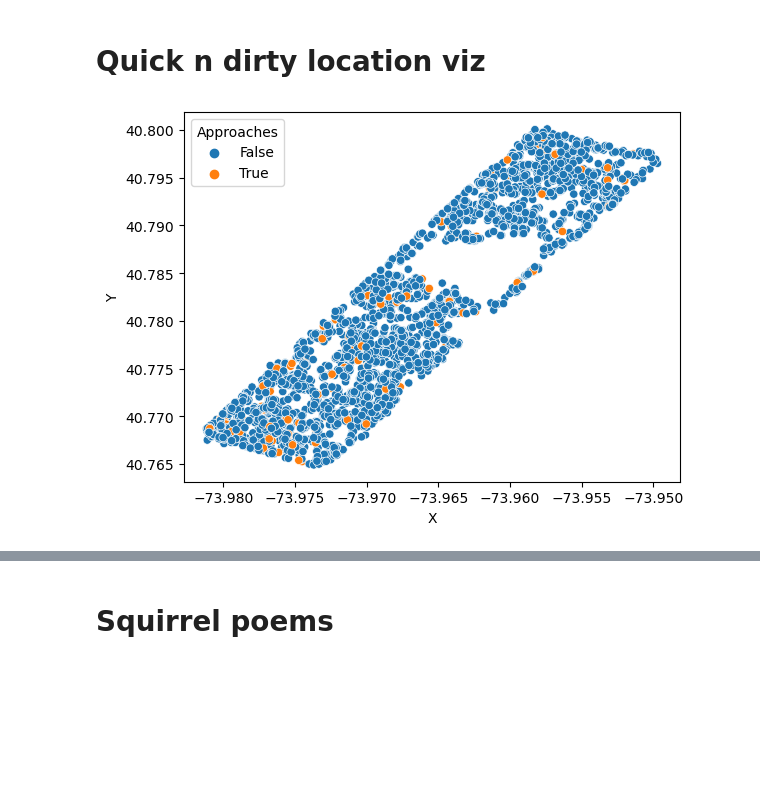
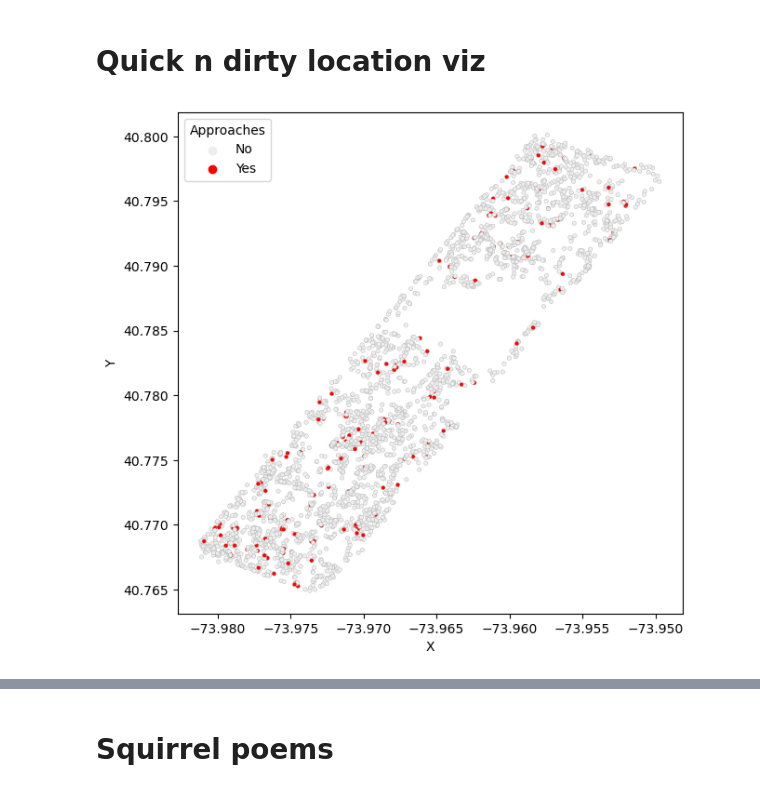
Before and after one commit to DataDisco/w01_squirrels, a Jupyter notebook: squirrel-poems.ipynb, the cells around one changed output, grey strips where cells are left out. Saved outputs shown, nothing was run; the diff lists cells and outputs as text; code cells hidden in the pictures; blank space fills up the shorter version.

```diff
--- a/squirrel-poems.ipynb
+++ b/squirrel-poems.ipynb
@@ -50,11 +50,16 @@ memory usage: 463.6+ KB
 # %% [markdown]
 # Quick n dirty location viz
 # %%
+plt.subplots(figsize=(7, 7))
 sns.scatterplot(
     data=data,
     x='X',
     y='Y',
-    hue='Approaches'
+    hue=data['Approaches'].map({True:'Yes', False:'No'}),
+    edgecolor='#aaaaaa',
+    alpha=1,
+    s=10,
+    palette=['#eeeeee', 'red'],
 );
 # %% [output]
-[figure, old version]
+[figure, new version]
```
Also changed, not shown: parts of 1 cell of this notebook.
